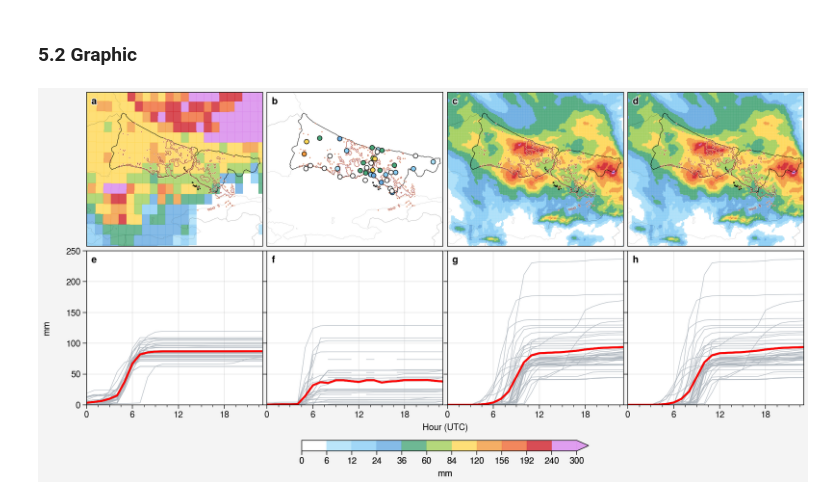
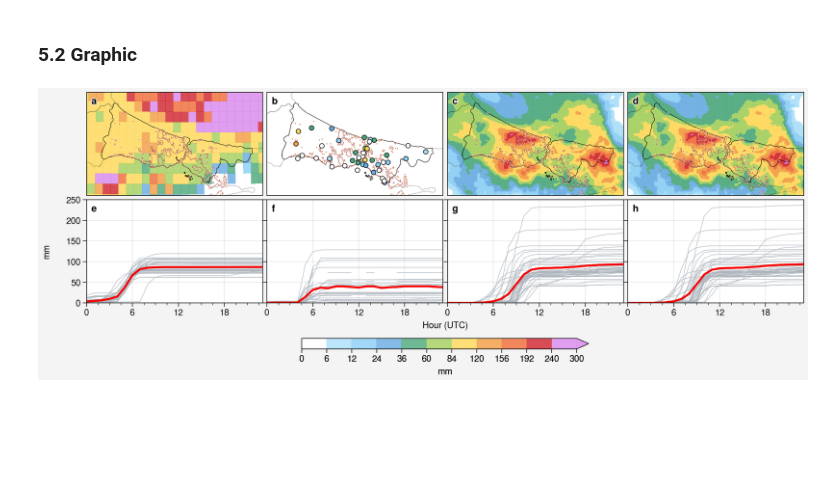
Before and after one commit to donmezkutay/Urban-Precipitation-Article-Istanbul, a Jupyter notebook: combined_verification.ipynb, the cells around one changed output. Drawn from its saved outputs; the diff is of its cells as text; code cells hidden in the pictures; blank space fills up the shorter version.

Commit message:
#remake figure coordinates

```diff
--- a/combined_verification.ipynb
+++ b/combined_verification.ipynb
@@ -549,8 +549,8 @@ axs.format(abcloc='ul',
            abc=True,)
 
 # istanbul limits
-axs[:4].format(lonlim=(27.69171143, 30.04271274-0.10),
-           latlim=(40.08444595+0.20, 41.88309609-0.10),
+axs[:4].format(lonlim=(27.69171143+0.10, 30.04271274),
+           latlim=(40.08444595+0.60, 41.88309609-0.20),
            labels=False,
            longrid=False,
            latgrid = False)
@@ -562,7 +562,7 @@ shape_district_turkey = ShapelyFeature(Reader(turkey_district_shape).geometries(
 
 shape_province_turkey = ShapelyFeature(Reader(turkey_province_shape).geometries(),
                                              cartopy.crs.PlateCarree(), facecolor='none',
-                                             edgecolor = 'black', linewidth = 0.05, zorder = 0.4)
+                                             edgecolor = 'black', linewidth = 0.15, zorder = 0.4)
 
 for i in range(int(graphic_no/2)):
     axs[i].add_feature(shape_district_turkey)
@@ -640,31 +640,31 @@ for i in range(4, int(graphic_no)):
 
     lp_mean = axs[i].plot(dts_mean[i-4].reset_index(drop=True).values,
                           colors='red', lw=2,
                           path_effects=path_effect,
                     )
     #axs[i].format(xformatter='%H')
     axs[i].set_ylim([vmin, vmax])
     axs[i].set_xlabel('Hour (UTC)')
     axs[i].set_ylabel('mm')
     axs[i].set_yticks([0, 50, 100, 150, 200, 250])
     axs[i].set_xticks([0, 6, 12, 18])
 
 axs[5:].format(ytickminor=False, ylabel='')
 
 # colorbar
 cbar = fig.colorbar(mesh,
                     label='mm',
                     ticks = ticks,
                     loc = 'b',
                     shrink = 0.4,
                     width = 0.15,
                     extend = 'max'
                     #col=2
                    )
 
 #save figure
 plt.savefig(r'pictures/combined_verification.jpeg',
             bbox_inches='tight', optimize=True,
             progressive=True, dpi=1000)
 # %% [output]
-[figure, old version]
+[figure, new version]
```
Also changed, not shown: 9 other files.
